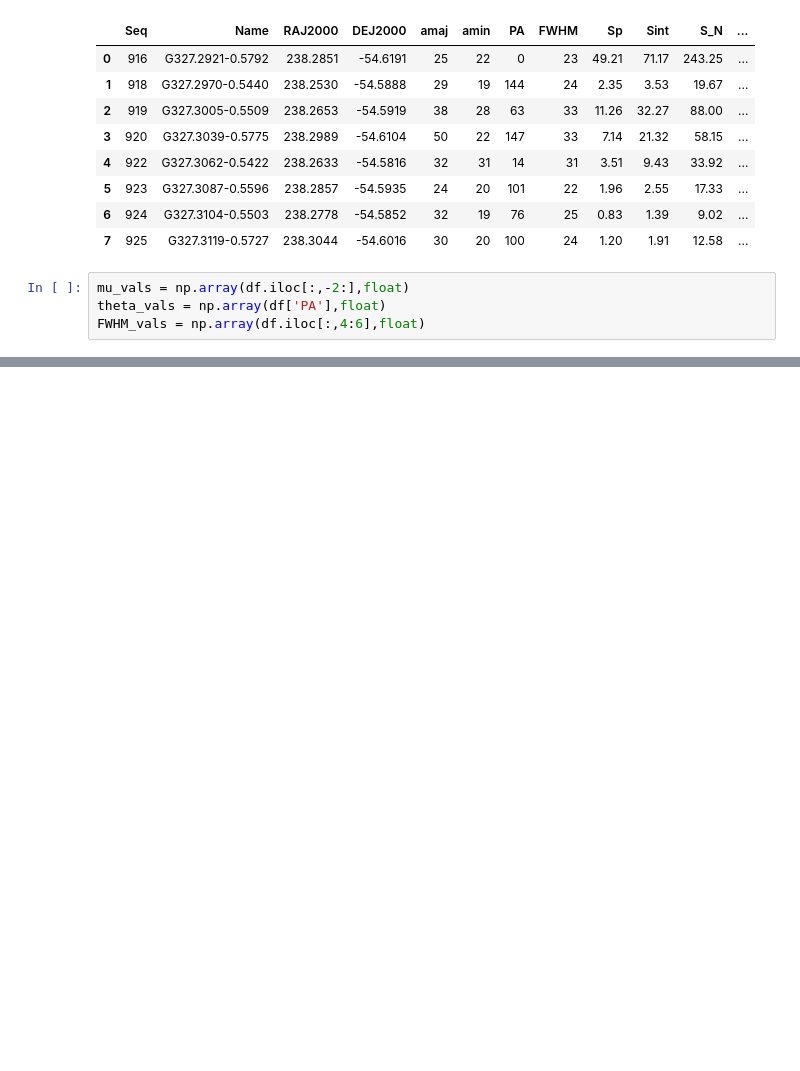
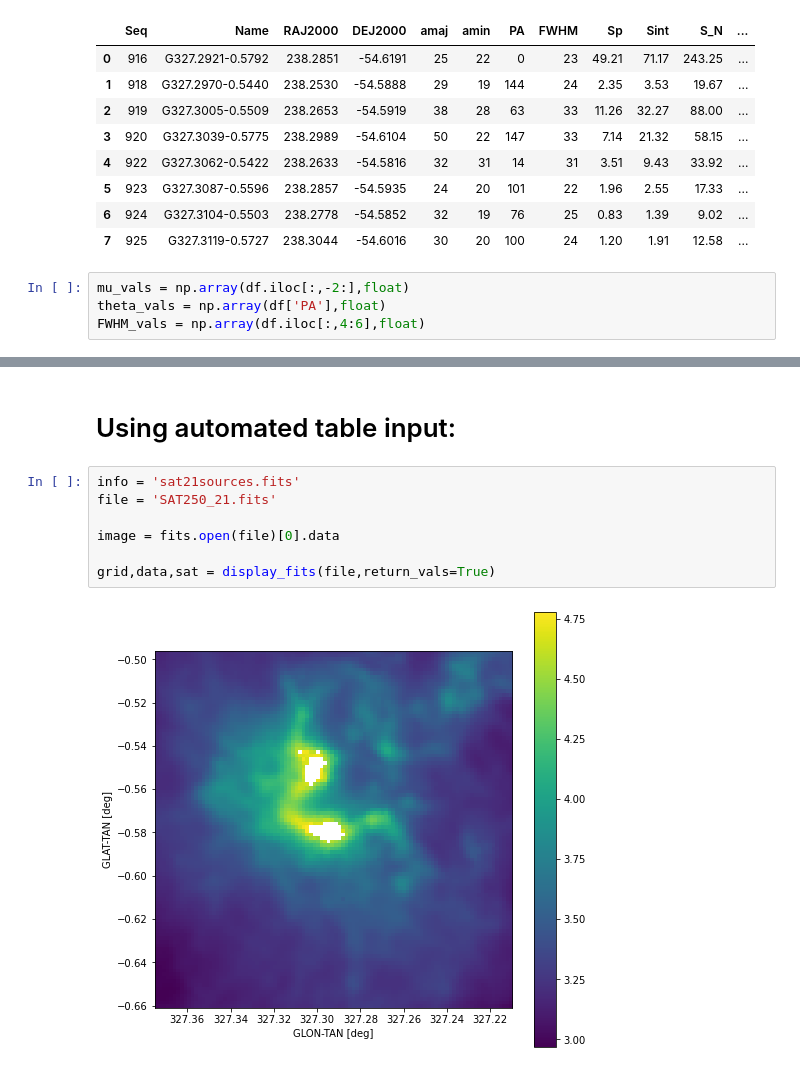
Before and after one commit to martimmcdc/2d-gaussian-fitting, a Jupyter notebook: baseline_reduction_test.ipynb, the cells around one changed output, grey strips where cells are left out. Cells and saved outputs as stored; diff of their text form; blank space fills up the shorter version.

```diff
--- a/baseline_reduction_test.ipynb
+++ b/baseline_reduction_test.ipynb
@@ -95,0 +119,11 @@ plt.show()
+# %% [markdown]
+# Using automated table input:
+# %%
+info = 'sat21sources.fits'
+file = 'SAT250_21.fits'
+
+image = fits.open(file)[0].data
+
+grid,data,sat = display_fits(file,return_vals=True)
+# %% [output]
+[figure, added]
```
Also changed, not shown: parts of 8 cells of this notebook.
